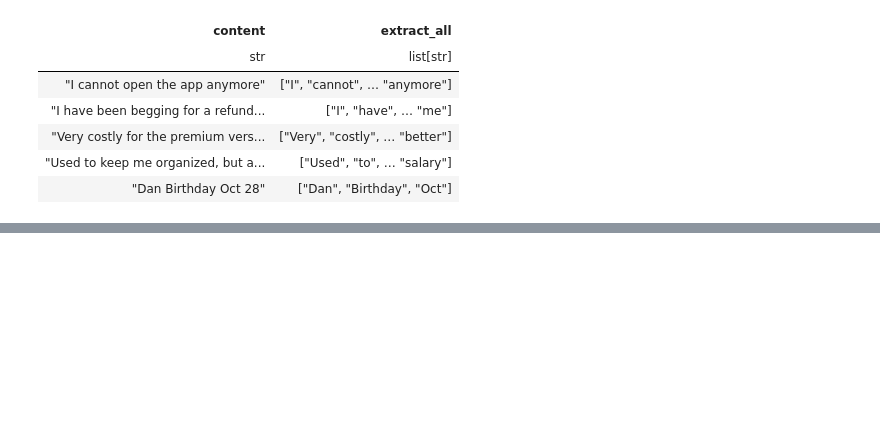
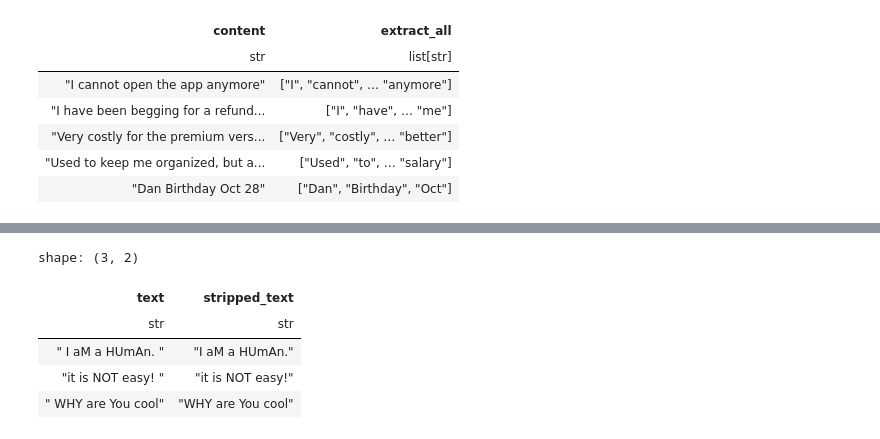
Before and after one commit to PacktPublishing/Polars-Cookbook, a Jupyter notebook: Chapter06/ch06.ipynb, the cells around one changed output, grey strips where cells are left out. Saved outputs shown, nothing was run; the diff lists cells and outputs as text; code cells hidden in the pictures; blank space fills up the shorter version.

```diff
--- a/Chapter06/ch06.ipynb
+++ b/Chapter06/ch06.ipynb
@@ -365,0 +400,14 @@ shape: (5, 2)
+# %%
+df.select(
+    'text',
+    pl.col('text')
+    .str.strip_chars()
+    .alias('stripped_text')
+)
+# %% [output]
+shape: (3, 2)
+| text | stripped_text |
+| str | str |
+| " I aM a HUmAn. " | "I aM a HUmAn." |
+| "it is NOT easy! " | "it is NOT easy!" |
+| " WHY are You cool" | "WHY are You cool" |
```
Also changed, not shown: parts of 14 cells of this notebook.
